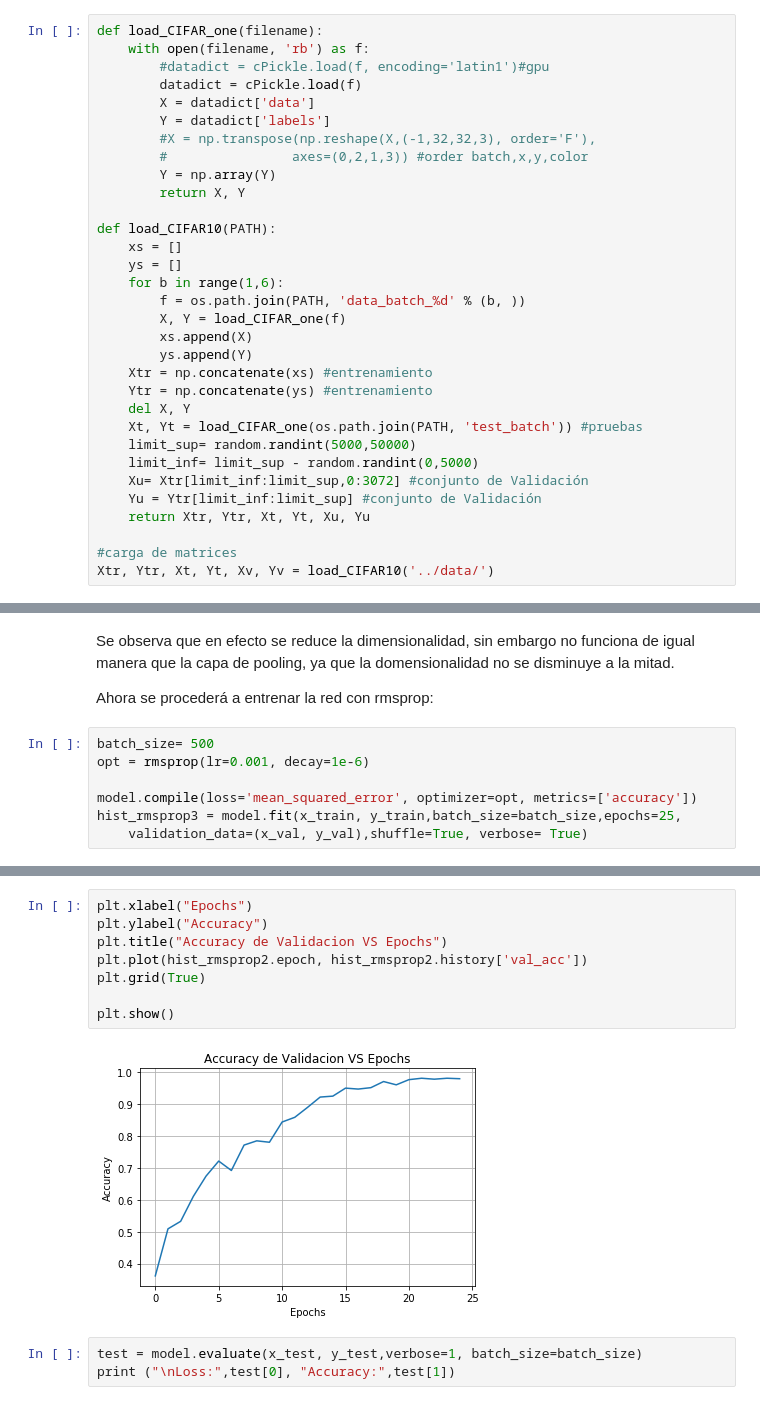
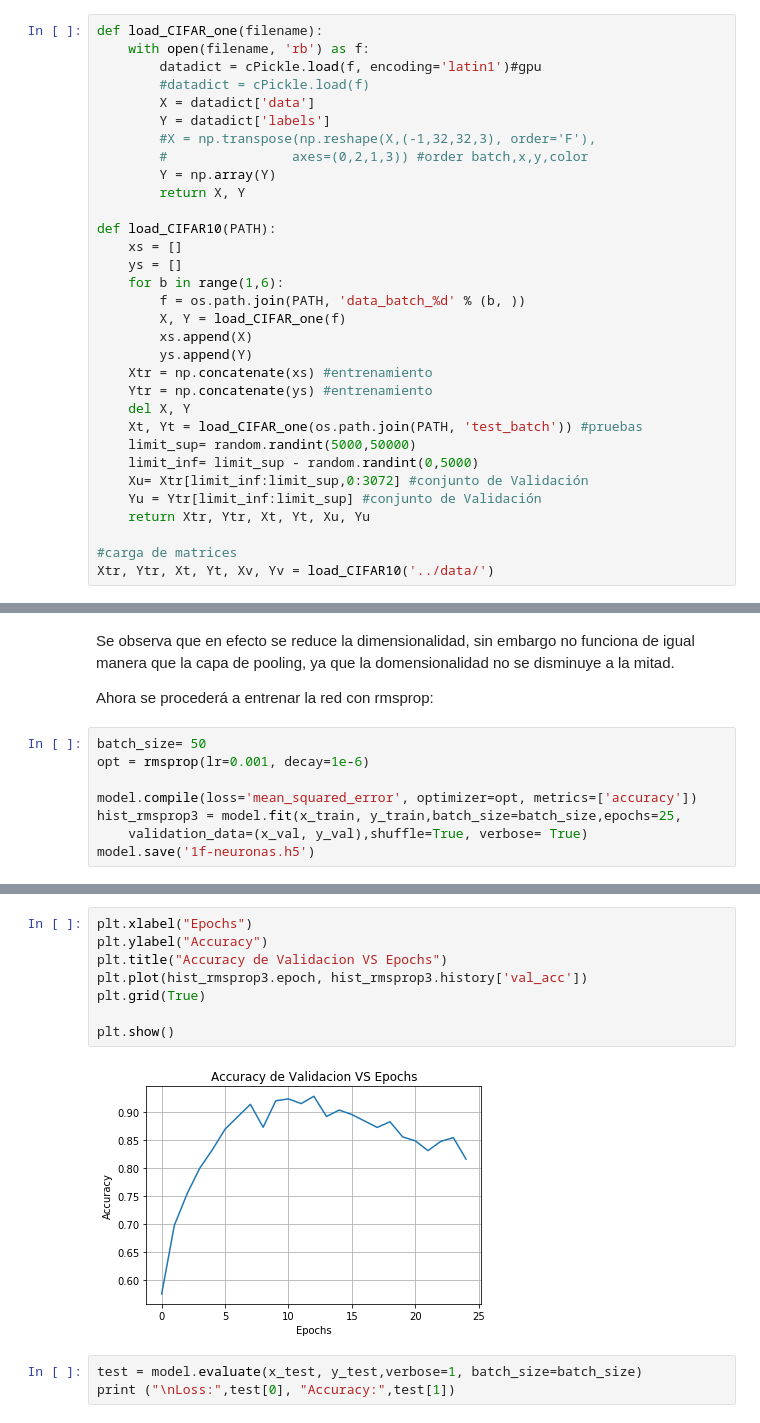
Before and after one commit to jeremyisai93/tarea2-RN, a Jupyter notebook: Pregunta 1.ipynb, the cells around one changed output, grey strips where cells are left out. Drawn from its saved outputs; the diff is of its cells as text.

```diff
--- a/Pregunta 1.ipynb
+++ b/Pregunta 1.ipynb
@@ -24,8 +25,8 @@ Using TensorFlow backend.
 # %%
 def load_CIFAR_one(filename):
     with open(filename, 'rb') as f:
-        #datadict = cPickle.load(f, encoding='latin1')#gpu
-        datadict = cPickle.load(f)
+        datadict = cPickle.load(f, encoding='latin1')#gpu
+        #datadict = cPickle.load(f)
         X = datadict['data']
         Y = datadict['labels']
         #X = np.transpose(np.reshape(X,(-1,32,32,3), order='F'),
@@ -402,10 +406,11 @@ Se observa que en efecto se reduce la dimensionalidad, sin embargo no funciona d
 
 Ahora se procederá a entrenar la red con rmsprop:
 # %%
-batch_size= 500
+batch_size= 50
 opt = rmsprop(lr=0.001, decay=1e-6)
 
 model.compile(loss='mean_squared_error', optimizer=opt, metrics=['accuracy'])
 hist_rmsprop3 = model.fit(x_train, y_train,batch_size=batch_size,epochs=25,
     validation_data=(x_val, y_val),shuffle=True, verbose= True)
+model.save('1f-neuronas.h5')
 # %% [output]
@@ -449,13 +454,13 @@ plt.show()
 # %%
 plt.xlabel("Epochs")
 plt.ylabel("Accuracy")
 plt.title("Accuracy de Validacion VS Epochs")
-plt.plot(hist_rmsprop2.epoch, hist_rmsprop2.history['val_acc'])
+plt.plot(hist_rmsprop3.epoch, hist_rmsprop3.history['val_acc'])
 plt.grid(True)
 
 plt.show()
 # %% [output]
-[figure, old version]
+[figure, new version]
 # %%
 test = model.evaluate(x_test, y_test,verbose=1, batch_size=batch_size)
 print ("\nLoss:",test[0], "Accuracy:",test[1])
```
Also changed, not shown: parts of 13 cells of this notebook, 1 other file.
